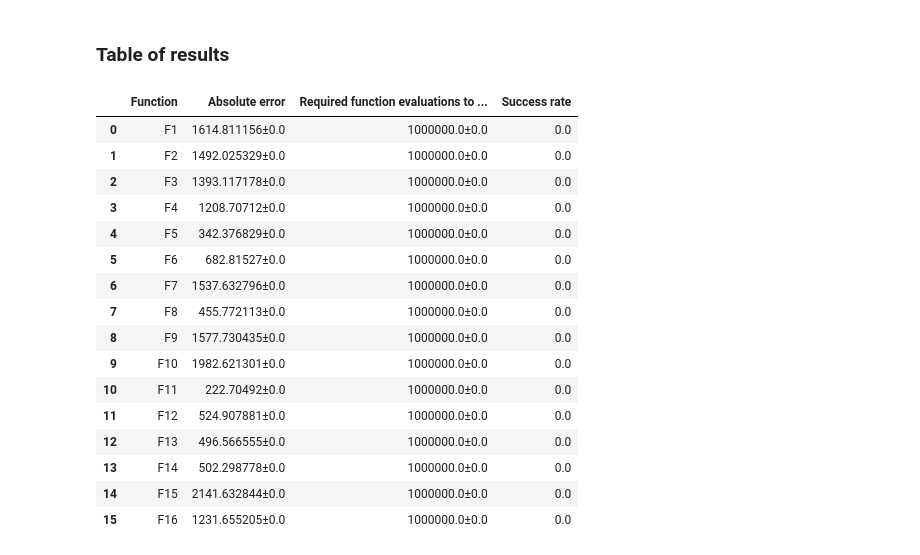
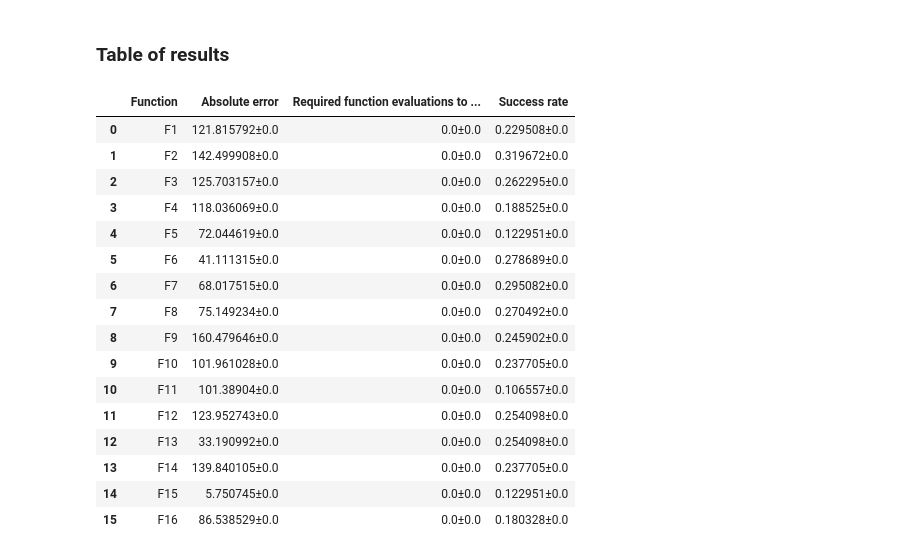
Before and after one commit to suboty/populationes, a Jupyter notebook: l_srtde/L-SRTDE.ipynb, the cells around one changed output. Cells and saved outputs as stored; diff of their text form; code cells hidden in the pictures.

```diff
--- a/l_srtde/L-SRTDE.ipynb
+++ b/l_srtde/L-SRTDE.ipynb
@@ -140,7 +140,13 @@ max_n_funcs = 16
 population_size = 10
 # %%
 # Результаты всех запусков
+
+# Ошибки
+res_errors = np.zeros((max_n_funcs, total_n_runs, 1001))
+# Минимумы
 res = np.zeros((max_n_funcs, total_n_runs, 1001))
+# Показатели успешности (Success Rate)
+sr_res = np.zeros((max_n_funcs, total_n_runs, 1001))
 
 # Найденные оптимумы
 optimums = np.zeros(max_n_funcs)
@@ -160,22 +166,22 @@ for func_num in range(0, max_n_funcs):
         for run in range(total_n_runs):
             t0 = time.time()
             print(f"\nRunning algorithm on {gnbg}, run {run + 1}")
-            print(f'!!! Function best value: {fopt}')
+            print(f'Function best value: {fopt}')
             optz = Algorithm(gnbg.fitness, False)
             optz._global_variables.global_best_init = False
             optz._global_variables.last_eval_step = 0
             optz._global_variables.eval_func_calls = 0
-            optz._global_variables.max_eval_func_calls = gnbg.max_evals * 2
-            optz._global_variables.results_array[
-                optz._consts.records_number_per_function - 1
-            ] = gnbg.max_evals * 2
+            optz._global_variables.max_eval_func_calls = gnbg.max_evals
             optz.initialize(
                 new_n_inds=population_size * gnbg.dimension,
                 new_n_vars=gnbg.dimension,
             )
             _, optimum = optz.main_cycle()
             _optimums[run] = optimum
-            res[func_num - 1, run] = optz._global_variables.results_array
+            res_errors[func_num - 1, run] = optz._global_variables.error_array
+            res[func_num - 1, run] = optz._global_variables.best_of_best_array
+            sr_res[func_num - 1, run] = optz._global_variables.sr_array
+            print(f'Algorithm best value: {optimum}')
             print(f'\tElapsed time: {round(time.time()-t0, 2)} sec')
         optimums[func_num] = np.mean(_optimums)
     except Exception as e:
@@ -247,55 +253,52 @@ import warnings
 
 import numpy as np
 import pandas as pd
 
 warnings.filterwarnings('ignore')
 
 res_table = pd.DataFrame(columns=[
     'Function', 'Absolute error',
     'Required function evaluations to acceptance threshold',
     'Success rate'
 ])
 
 row_template = {
     'Function': None,
     'Absolute error': None,
     'Required function evaluations to acceptance threshold': None,
     'Success rate': None
 }
 
 for func_i in range(max_n_funcs):
     _row = copy.deepcopy(row_template)
     _row['Function'] = f'F{func_i+1}'
-    _row['Absolute error'] = str(round(np.mean(res[func_i,:,-2]), 6)) \
-        + u"\u00B1" + str(round(np.std(res[func_i,:,-2]), 6))
+    _row['Absolute error'] = str(round(np.mean(res_errors[func_i,:,-2]), 6)) \
+        + u"\u00B1" + str(round(np.std(res_errors[func_i,:,-2]), 6))
 
-    _row['Required function evaluations to acceptance threshold'] = str(round(np.mean(res[func_i,:,-1]), 6)) \
-        + u"\u00B1" + str(round(np.std(res[func_i,:,-1]), 6))
+    _row['Required function evaluations to acceptance threshold'] = str(round(np.mean(res_errors[func_i,:,-1]), 6)) \
+        + u"\u00B1" + str(round(np.std(res_errors[func_i,:,-1]), 6))
 
-    success_rate = 0
-    for run_i in range(total_n_runs):
-        success_rate += (res[func_i,run_i,-2] == 0)
-    success_rate /= total_n_runs
-    _row['Success rate'] = success_rate
+    _row['Success rate'] = str(round(np.mean(sr_res[func_i,:,-2]), 6)) \
+        + u"\u00B1" + str(round(np.std(sr_res[func_i,:,-2]), 6))
 
     res_table = pd.concat([res_table, pd.DataFrame([_row])], axis=0, ignore_index=True)
 
 res_table
 # %% [output]
 |  | Function | Absolute error | Required function evaluations to ... | Success rate |
-| 0 | F1 | 1614.811156±0.0 | 1000000.0±0.0 | 0.0 |
-| 1 | F2 | 1492.025329±0.0 | 1000000.0±0.0 | 0.0 |
-| 2 | F3 | 1393.117178±0.0 | 1000000.0±0.0 | 0.0 |
-| 3 | F4 | 1208.70712±0.0 | 1000000.0±0.0 | 0.0 |
-| 4 | F5 | 342.376829±0.0 | 1000000.0±0.0 | 0.0 |
-| 5 | F6 | 682.81527±0.0 | 1000000.0±0.0 | 0.0 |
-| 6 | F7 | 1537.632796±0.0 | 1000000.0±0.0 | 0.0 |
-| 7 | F8 | 455.772113±0.0 | 1000000.0±0.0 | 0.0 |
-| 8 | F9 | 1577.730435±0.0 | 1000000.0±0.0 | 0.0 |
-| 9 | F10 | 1982.621301±0.0 | 1000000.0±0.0 | 0.0 |
-| 10 | F11 | 222.70492±0.0 | 1000000.0±0.0 | 0.0 |
-| 11 | F12 | 524.907881±0.0 | 1000000.0±0.0 | 0.0 |
-| 12 | F13 | 496.566555±0.0 | 1000000.0±0.0 | 0.0 |
-| 13 | F14 | 502.298778±0.0 | 1000000.0±0.0 | 0.0 |
-| 14 | F15 | 2141.632844±0.0 | 1000000.0±0.0 | 0.0 |
-| 15 | F16 | 1231.655205±0.0 | 1000000.0±0.0 | 0.0 |
+| 0 | F1 | 121.815792±0.0 | 0.0±0.0 | 0.229508±0.0 |
+| 1 | F2 | 142.499908±0.0 | 0.0±0.0 | 0.319672±0.0 |
+| 2 | F3 | 125.703157±0.0 | 0.0±0.0 | 0.262295±0.0 |
+| 3 | F4 | 118.036069±0.0 | 0.0±0.0 | 0.188525±0.0 |
+| 4 | F5 | 72.044619±0.0 | 0.0±0.0 | 0.122951±0.0 |
+| 5 | F6 | 41.111315±0.0 | 0.0±0.0 | 0.278689±0.0 |
+| 6 | F7 | 68.017515±0.0 | 0.0±0.0 | 0.295082±0.0 |
+| 7 | F8 | 75.149234±0.0 | 0.0±0.0 | 0.270492±0.0 |
+| 8 | F9 | 160.479646±0.0 | 0.0±0.0 | 0.245902±0.0 |
+| 9 | F10 | 101.961028±0.0 | 0.0±0.0 | 0.237705±0.0 |
+| 10 | F11 | 101.38904±0.0 | 0.0±0.0 | 0.106557±0.0 |
+| 11 | F12 | 123.952743±0.0 | 0.0±0.0 | 0.254098±0.0 |
+| 12 | F13 | 33.190992±0.0 | 0.0±0.0 | 0.254098±0.0 |
+| 13 | F14 | 139.840105±0.0 | 0.0±0.0 | 0.237705±0.0 |
+| 14 | F15 | 5.750745±0.0 | 0.0±0.0 | 0.122951±0.0 |
+| 15 | F16 | 86.538529±0.0 | 0.0±0.0 | 0.180328±0.0 |
```
Also changed, not shown: parts of 2 cells of this notebook.
